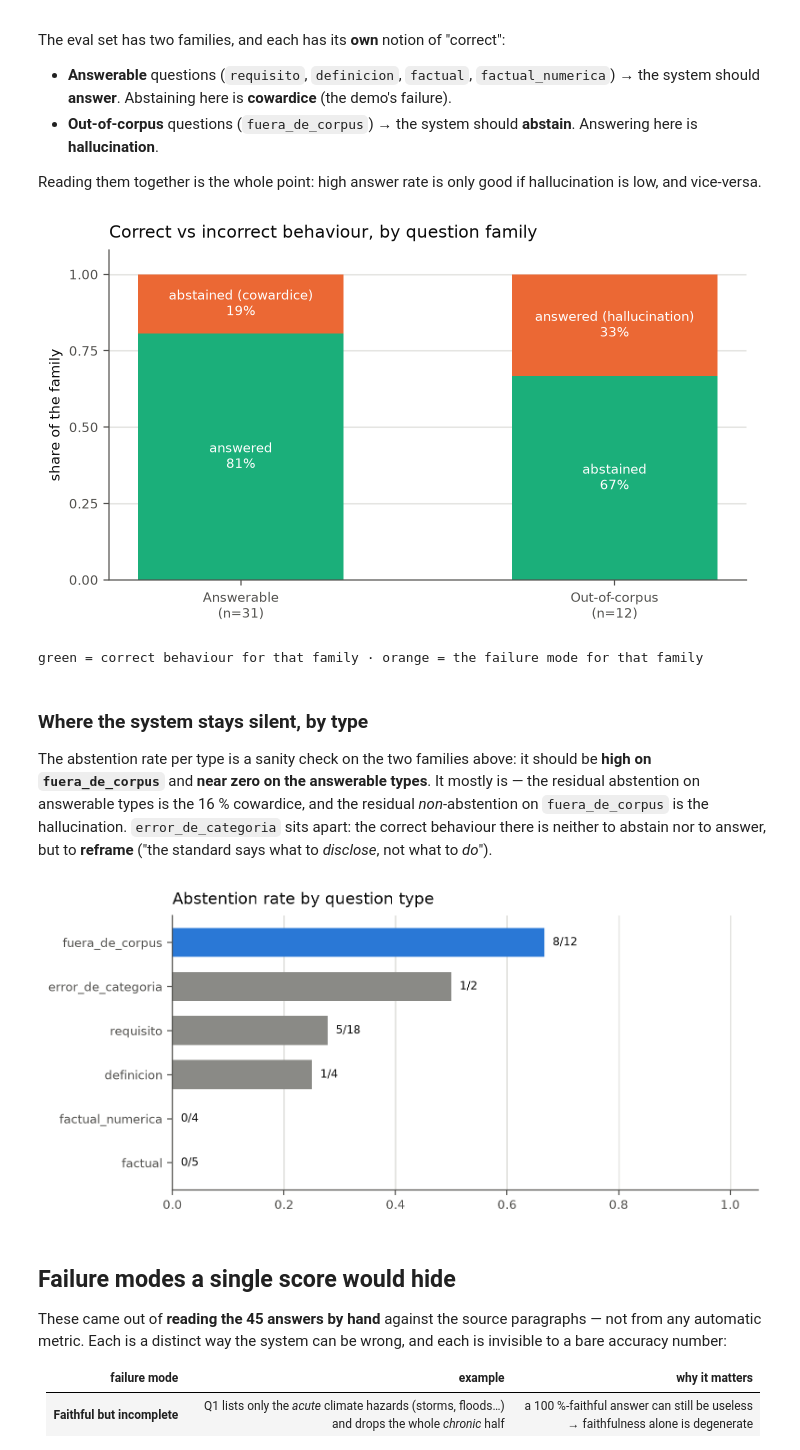
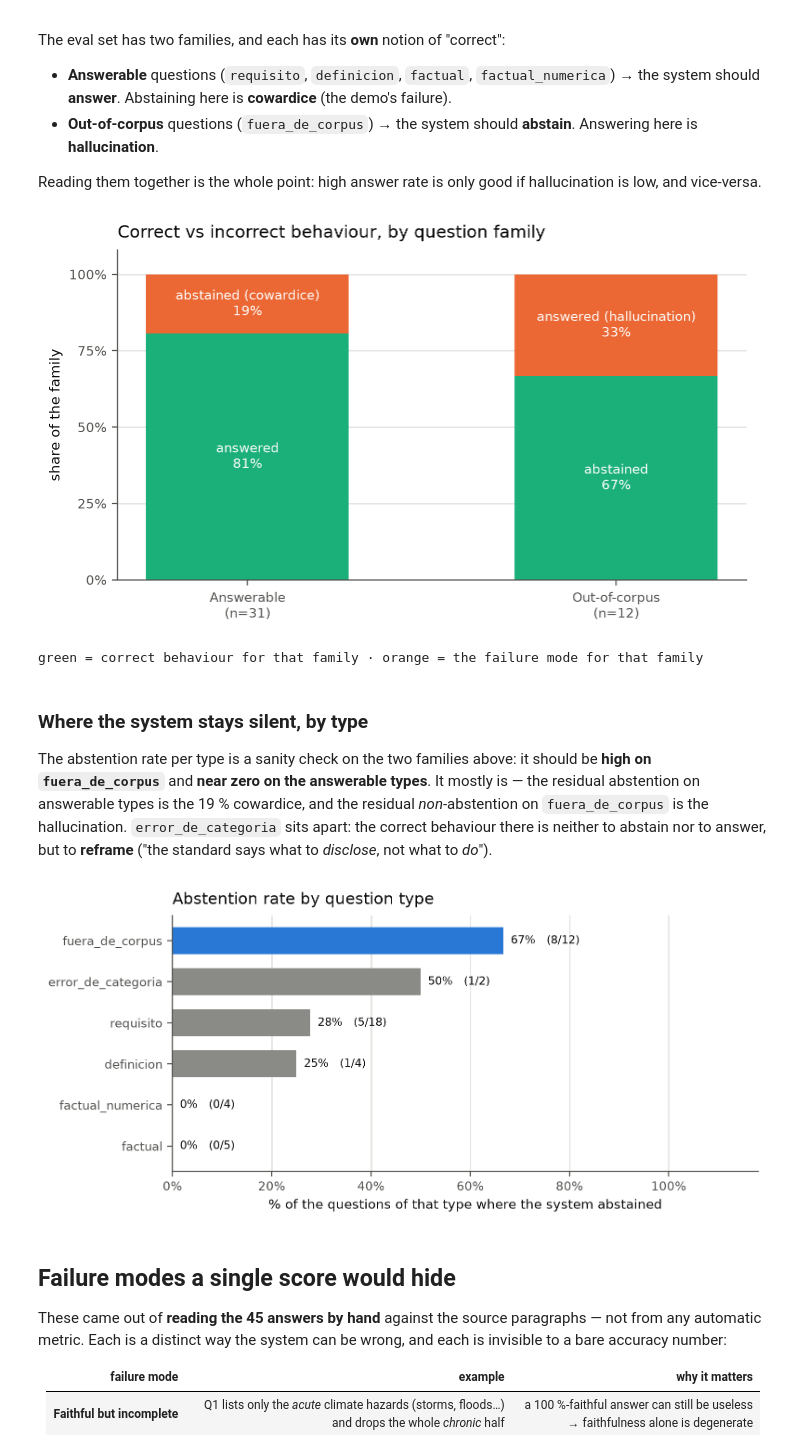
Before and after one commit to Helena-Alcolea/esrs-rag, a Jupyter notebook: notebooks/2-generation-evaluation.ipynb, the cells around one changed output. Cells and saved outputs as stored; diff of their text form; code cells hidden in the pictures.

```diff
--- a/notebooks/2-generation-evaluation.ipynb
+++ b/notebooks/2-generation-evaluation.ipynb
@@ -104,40 +111,45 @@ fam = [
 ]
 fig, ax = plt.subplots(figsize=(6.6, 3.9))
 for i, (lab, good, bad, gl, bl) in enumerate(fam):
+    good, bad = 100*good, 100*bad
     ax.bar(i, good, 0.55, color=OK)
     ax.bar(i, bad, 0.55, bottom=good, color=BAD)
-    ax.text(i, good/2, f"{gl}\n{good*100:.0f}%", ha="center", va="center", color="white", fontsize=8.5)
-    ax.text(i, good+bad/2, f"{bl}\n{bad*100:.0f}%", ha="center", va="center", color="white", fontsize=8.5)
+    ax.text(i, good/2, f"{gl}\n{good:.0f}%", ha="center", va="center", color="white", fontsize=8.5)
+    ax.text(i, good+bad/2, f"{bl}\n{bad:.0f}%", ha="center", va="center", color="white", fontsize=8.5)
 ax.set_xticks(range(len(fam))); ax.set_xticklabels([f[0] for f in fam])
-_limpia(ax, "Correct vs incorrect behaviour, by question family", "share of the family", 1.08)
-ax.set_yticks([0, 0.25, 0.5, 0.75, 1.0])
+_limpia(ax, "Correct vs incorrect behaviour, by question family", "share of the family", 108)
+ax.set_yticks([0, 25, 50, 75, 100])
+ax.yaxis.set_major_formatter(PercentFormatter(100, decimals=0))
 plt.tight_layout(); plt.show()
 print("green = correct behaviour for that family · orange = the failure mode for that family")
 # %% [output]
-[figure, old version]
+[figure, new version]
 green = correct behaviour for that family · orange = the failure mode for that family
 # %% [markdown]
 ### Where the system stays silent, by type
 
 The abstention rate per type is a sanity check on the two families above: it should be **high on
 `fuera_de_corpus`** and **near zero on the answerable types**. It mostly is — the residual abstention
-on answerable types is the 16 % cowardice, and the residual *non*-abstention on `fuera_de_corpus` is
+on answerable types is the 19 % cowardice, and the residual *non*-abstention on `fuera_de_corpus` is
 the hallucination. `error_de_categoria` sits apart: the correct behaviour there is neither to abstain
 nor to answer, but to **reframe** ("the standard says what to *disclose*, not what to *do*").
 # %%
 apt = G["abstencion_por_tipo"]
 orden = sorted(apt, key=lambda t: apt[t]["pct"])
 fig, ax = plt.subplots(figsize=(7.2, 3.4))
 cols = [ABS if t == "fuera_de_corpus" else GREY for t in orden]
-b = ax.barh(orden, [apt[t]["pct"] for t in orden], color=cols, height=0.66)
+b = ax.barh(orden, [100*apt[t]["pct"] for t in orden], color=cols, height=0.66)
 for bar, t in zip(b, orden):
-    ax.text(bar.get_width()+0.015, bar.get_y()+bar.get_height()/2,
-            f"{apt[t]['num']}/{apt[t]['den']}", va="center", fontsize=8, color=INK)
+    ax.text(bar.get_width()+1.5, bar.get_y()+bar.get_height()/2,
+            f"{100*apt[t]['pct']:.0f}%   ({apt[t]['num']}/{apt[t]['den']})",
+            va="center", fontsize=8, color=INK)
 _limpia(ax, "Abstention rate by question type")
-ax.xaxis.grid(True, color=GRID, lw=1); ax.yaxis.grid(False); ax.set_xlim(0, 1.05)
+ax.set_xlabel("% of the questions of that type where the system abstained")
+ax.xaxis.grid(True, color=GRID, lw=1); ax.yaxis.grid(False); ax.set_xlim(0, 118)
+ax.xaxis.set_major_formatter(PercentFormatter(100, decimals=0))
 plt.tight_layout(); plt.show()
 # %% [output]
-[figure, old version]
+[figure, new version]
 # %% [markdown]
 ## Failure modes a single score would hide
 
```
Also changed, not shown: parts of 3 cells of this notebook, 1 other file.
